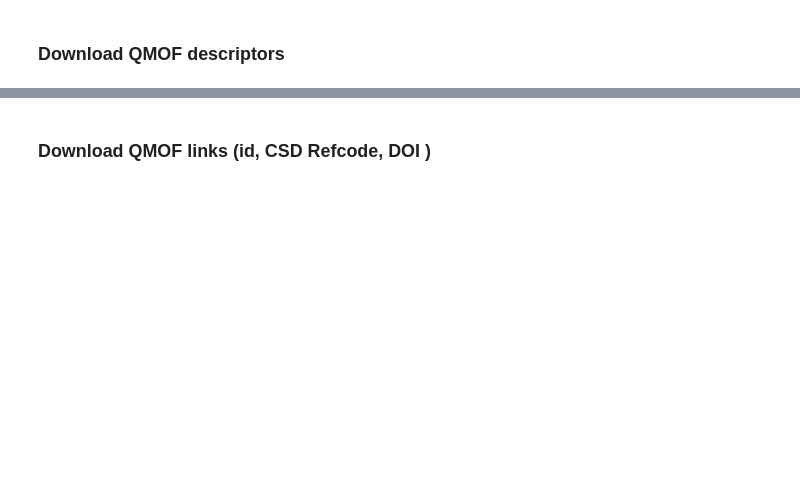
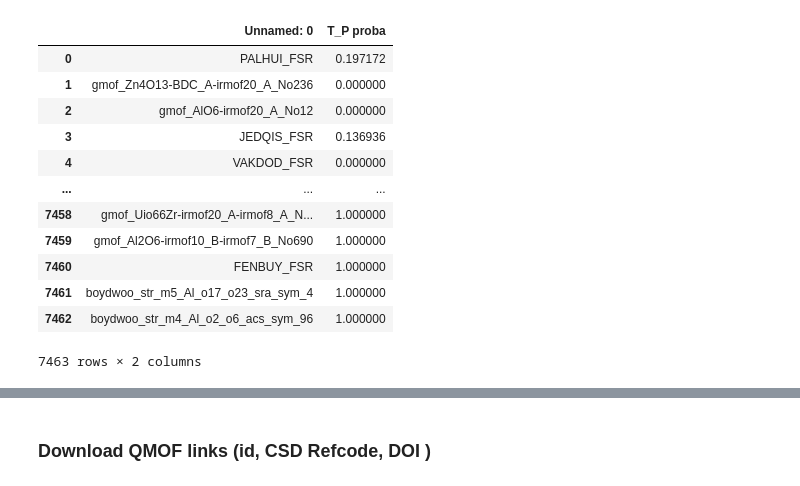
Before and after one commit to SpongeFrogy/PPTiM, a Jupyter notebook: preprocessing/qmof/load_qmof.ipynb, the cells around one changed output, grey strips where cells are left out. Cells and saved outputs as stored; diff of their text form; code cells hidden in the pictures; blank space fills up the shorter version.

```diff
--- a/preprocessing/qmof/load_qmof.ipynb
+++ b/preprocessing/qmof/load_qmof.ipynb
@@ -18,28 +11,24 @@ df = pd.DataFrame(columns=["filename", "natoms", "pld", "lcd",
-# %% [markdown]
-### Download QMOF descriptors
-# %%
-i=0
-for id in ids['ids']:
-    contribution = client.get_contribution(id)
-    try:
-        # data
-        data = contribution['data']
-        data_row = [data['filename'], data['natoms']['value'], data['pld']['value'],
-                    data['lcd']['value'], data['density']['value'],
-                    data['netPBEMagmom']['value'],data['reducedFormula'], data['spacegroup'],
-                    data['spacegroupNumber'], data['pointgroup'], data['spacegroupCrystal'],
-                    data['synthesized'], data['source'], data['smiles'], data['smilesNodes'],
-                    data['smilesLinkers'], data['mofid'], data['mofkey'], data['topology'],
-                    data['EgPBE']['value'], data['hasProps'], data['volume']['value'],
-                    data['chemsys'], data['maxPBEChargeDDEC']['value'],data['maxPBEChargeCM5']['value'],
-                    data['maxPBEMagmom']['value'], data['maxPBESpinDDEC']['value']]
-
-        # abc
-        str = client.get_structure(contribution['structures'][0]['id']).as_dict()["lattice"]
-
-        str_row = [str['a'],str['b'], str['c'], str['alpha'], str['beta'], str['gamma']]
-        df.loc[i] = data_row + str_row
-        i+=1
-    except KeyError:
-        print('no mofid')
-    print(i)
+# %%
+# open all csv and unite them
+path = 'C:\\Users\\v.shirobokov\\Documents\\git repo\\PPTiM\\knn data'
+df = pd.DataFrame()
+for file in os.listdir(path):
+    if file.endswith(".csv"):
+        data = pd.read_csv(os.path.join(path, file))
+        df = pd.concat([df, data], ignore_index=True)
+# %%
+df
+# %% [output]
+|  | Unnamed: 0 | T_P proba |
+| 0 | PALHUI_FSR | 0.197172 |
+| 1 | gmof_Zn4O13-BDC_A-irmof20_A_No236 | 0.000000 |
+| 2 | gmof_AlO6-irmof20_A_No12 | 0.000000 |
+| 3 | JEDQIS_FSR | 0.136936 |
+| 4 | VAKDOD_FSR | 0.000000 |
+| ... | ... | ... |
+| 7458 | gmof_Uio66Zr-irmof20_A-irmof8_A_N... | 1.000000 |
+| 7459 | gmof_Al2O6-irmof10_B-irmof7_B_No690 | 1.000000 |
+| 7460 | FENBUY_FSR | 1.000000 |
+| 7461 | boydwoo_str_m5_Al_o17_o23_sra_sym_4 | 1.000000 |
+| 7462 | boydwoo_str_m4_Al_o2_o6_acs_sym_96 | 1.000000 |
+7463 rows × 2 columns
```
Also changed, not shown: parts of 6 cells of this notebook, 1 other file.
